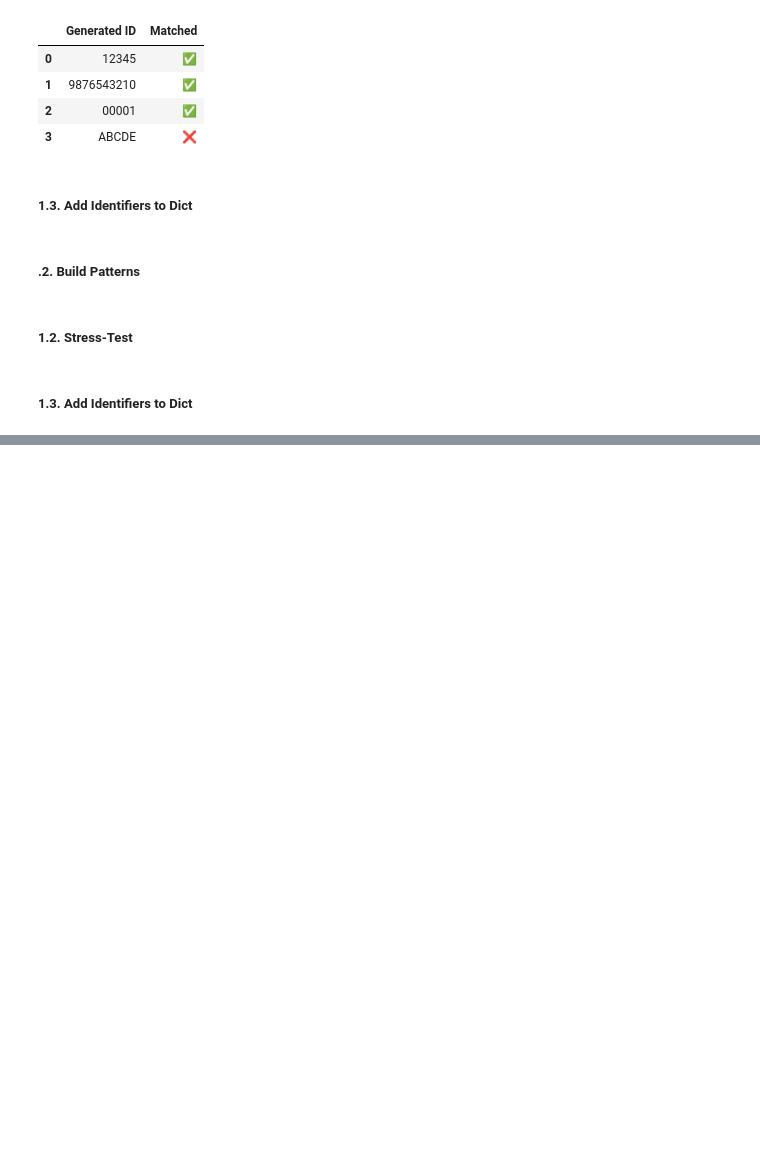
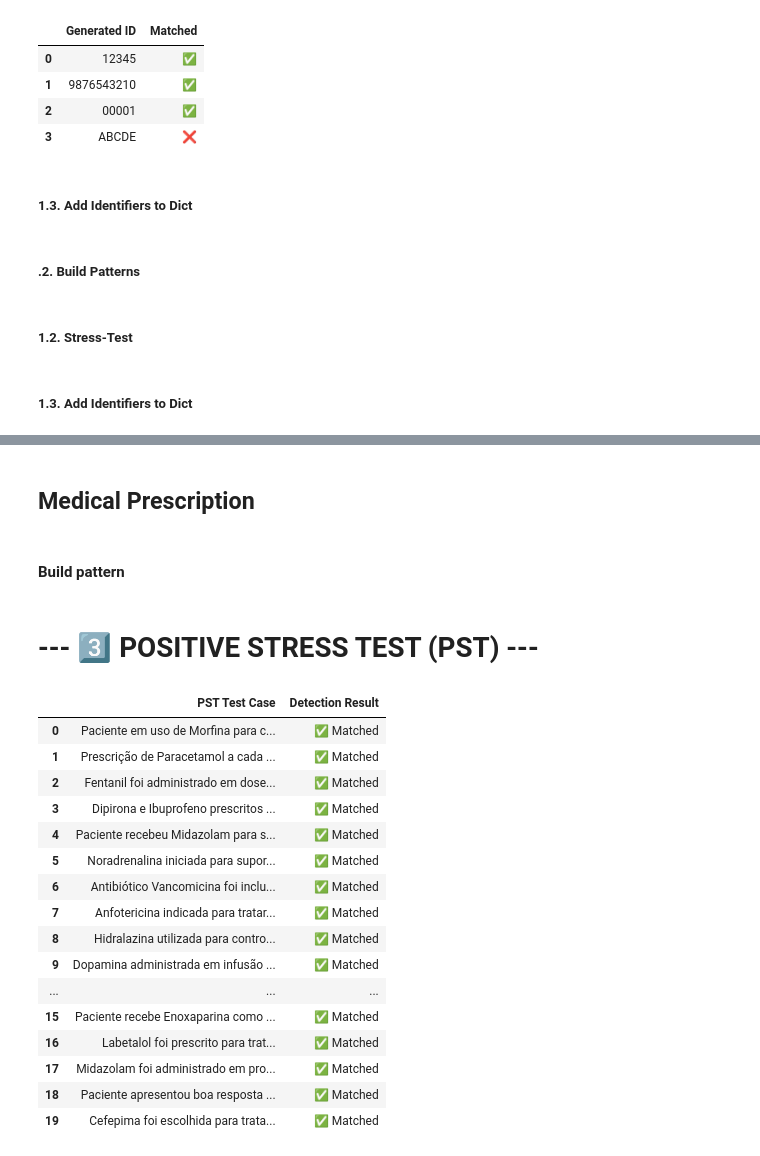
Before and after one commit to Gustavo-Bernardino/ICU_Dictionary_and_DLP_Prototype, a Jupyter notebook: Identifier_Builder.ipynb, the cells around one changed output, grey strips where cells are left out. Saved outputs shown, nothing was run; the diff lists cells and outputs as text; code cells hidden in the pictures; blank space fills up the shorter version.

```diff
--- a/Identifier_Builder.ipynb
+++ b/Identifier_Builder.ipynb
@@ -322,0 +494,4 @@ print("ICU DLP Dictionary saved as JSON ✅")
+# %% [markdown]
+## Medical Prescription
+# %% [markdown]
+#### Build pattern
@@ -322,0 +533,53 @@ print("ICU DLP Dictionary saved as JSON ✅")
+# %% [markdown]
+
+
+# --- 3️⃣ POSITIVE STRESS TEST (PST) ---
+# %%
+
+pst_cases = [
+    "Paciente em uso de Morfina para controle da dor.",
+    "Prescrição de Paracetamol a cada 6 horas.",
+    "Fentanil foi administrado em dose baixa.",
+    "Dipirona e Ibuprofeno prescritos para febre.",
+    "Paciente recebeu Midazolam para sedação profunda.",
+    "Noradrenalina iniciada para suporte hemodinâmico.",
+    "Antibiótico Vancomicina foi incluído na prescrição.",
+    "Anfotericina indicada para tratar infecção fúngica.",
+    "Hidralazina utilizada para controle da hipertensão.",
+    "Dopamina administrada em infusão contínua.",
+    "Quetiapina prescrita para agitação psicomotora.",
+    "Rocurônio usado para indução anestésica.",
+    "Paciente está tomando Omeprazol para proteção gástrica.",
+    "Heparina foi administrada para evitar trombose.",
+    "Metoprolol utilizado no controle da pressão arterial.",
+    "Paciente recebe Enoxaparina como profilaxia antitrombótica.",
+    "Labetalol foi prescrito para tratamento de crise hipertensiva.",
+    "Midazolam foi administrado em protocolo de sedação contínua.",
+    "Paciente apresentou boa resposta ao tratamento com Atorvastatina.",
+    "Cefepima foi escolhida para tratamento de pneumonia grave."
+]
+
+# Apply regex
+pst_results = ["✅ Matched" if re.search(Content_Regex, case, re.IGNORECASE) else "❌ Missed" for case in pst_cases]
+
+# Display results
+df_pst_results = pd.DataFrame({"PST Test Case": pst_cases, "Detection Result": pst_results})
+df_pst_results
+# %% [output]
+|  | PST Test Case | Detection Result |
+| 0 | Paciente em uso de Morfina para c... | ✅ Matched |
+| 1 | Prescrição de Paracetamol a cada ... | ✅ Matched |
+| 2 | Fentanil foi administrado em dose... | ✅ Matched |
+| 3 | Dipirona e Ibuprofeno prescritos ... | ✅ Matched |
+| 4 | Paciente recebeu Midazolam para s... | ✅ Matched |
+| 5 | Noradrenalina iniciada para supor... | ✅ Matched |
+| 6 | Antibiótico Vancomicina foi inclu... | ✅ Matched |
+| 7 | Anfotericina indicada para tratar... | ✅ Matched |
+| 8 | Hidralazina utilizada para contro... | ✅ Matched |
+| 9 | Dopamina administrada em infusão ... | ✅ Matched |
+| ... | ... | ... |
+| 15 | Paciente recebe Enoxaparina como ... | ✅ Matched |
+| 16 | Labetalol foi prescrito para trat... | ✅ Matched |
+| 17 | Midazolam foi administrado em pro... | ✅ Matched |
+| 18 | Paciente apresentou boa resposta ... | ✅ Matched |
+| 19 | Cefepima foi escolhida para trata... | ✅ Matched |
```
Also changed, not shown: parts of 27 cells of this notebook, 30 other files.
